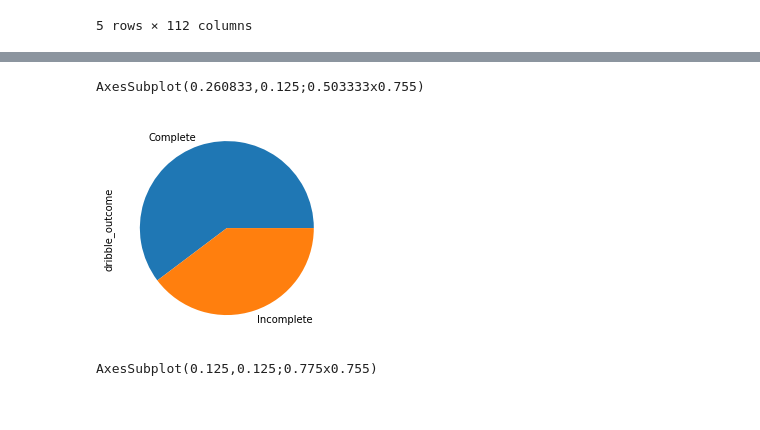
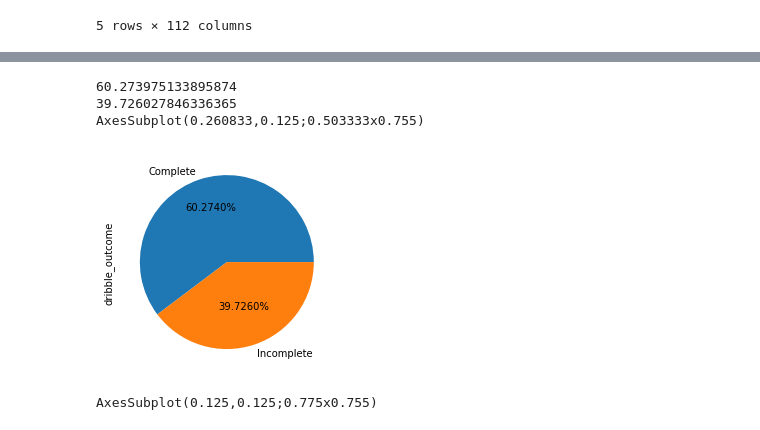
Before and after one commit to rafadelgadom/proyecto_ml, a Jupyter notebook: ml_analisis_futbol.ipynb, the cells around one changed output, grey strips where cells are left out. Drawn from its saved outputs; the diff is of its cells as text; code cells hidden in the pictures.

```diff
--- a/ml_analisis_futbol.ipynb
+++ b/ml_analisis_futbol.ipynb
@@ -166,12 +218,15 @@ AxesSubplot(0.260833,0.125;0.503333x0.755)
 # %%
 #Mostramos algo de información útil:
+
 count=eventosLiga['dribble_outcome']
-histogram = count.value_counts().plot.pie()
+histogram = count.value_counts().plot.pie(autopct=per)
 print(histogram)
 plt.show()
 # %% [output]
+60.273975133895874
+39.726027846336365
 AxesSubplot(0.260833,0.125;0.503333x0.755)
-[figure, old version]
+[figure, new version]
 # %%
 #Mostramos algo de información útil:
 count=eventosLiga['shot_outcome']
```
Also changed, not shown: parts of 8 cells of this notebook.
